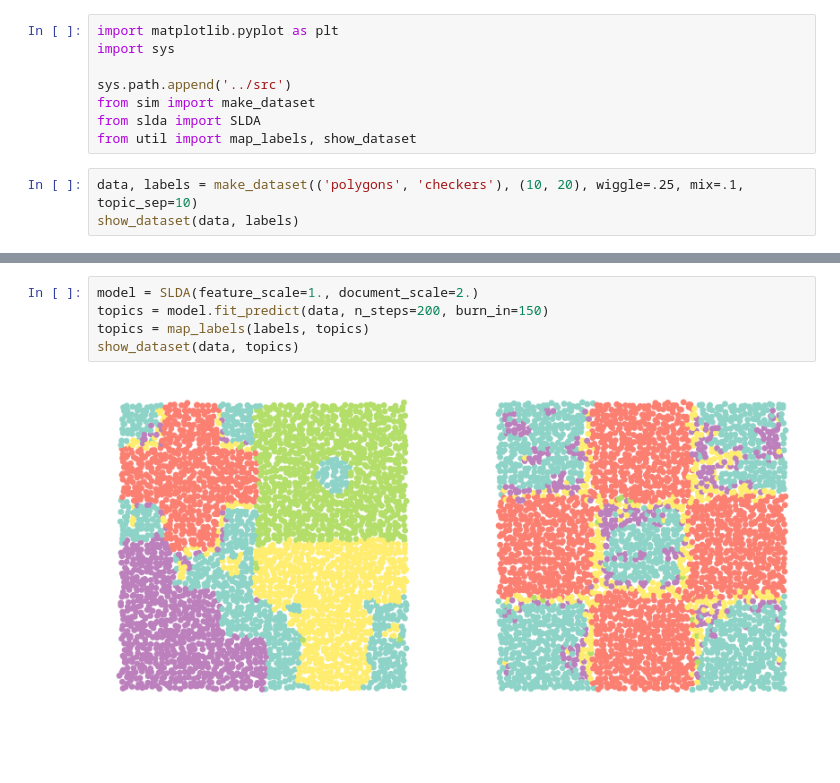
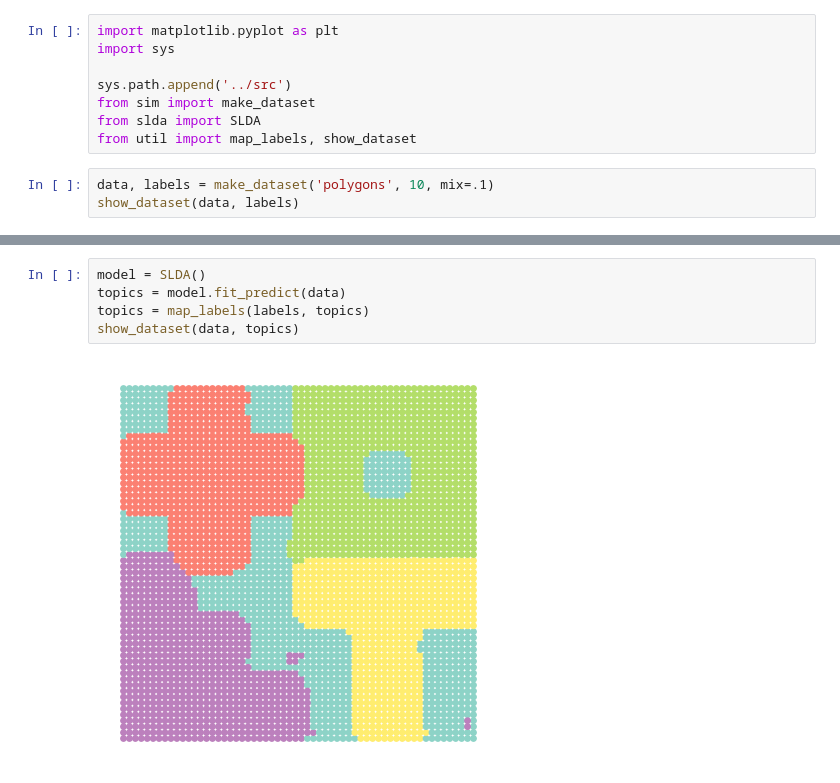
Before and after one commit to craigfouts/asterism, a Jupyter notebook: notebooks/demo.ipynb, the cells around one changed output, grey strips where cells are left out. Saved outputs shown, nothing was run; the diff lists cells and outputs as text; blank space fills up the shorter version.

Commit message:
Adjusted default SLDA hyperparameters and updated demo notebook

```diff
--- a/notebooks/demo.ipynb
+++ b/notebooks/demo.ipynb
@@ -7,6 +7,6 @@ from sim import make_dataset
 from slda import SLDA
 from util import map_labels, show_dataset
 # %%
-data, labels = make_dataset(('polygons', 'checkers'), (10, 20), wiggle=.25, mix=.1, topic_sep=10)
+data, labels = make_dataset('polygons', 10, mix=.1)
 show_dataset(data, labels)
 # %% [output]
@@ -22,10 +22,10 @@ show_dataset(data, topics)
 # %%
-model = SLDA(feature_scale=1., document_scale=2.)
-topics = model.fit_predict(data, n_steps=200, burn_in=150)
+model = SLDA()
+topics = model.fit_predict(data)
 topics = map_labels(labels, topics)
 show_dataset(data, topics)
 # %% [output]
-[figure, old version]
+[figure, new version]
 # %%
 import numpy as np
 
```
Also changed, not shown: parts of 3 cells of this notebook, 1 other file.
